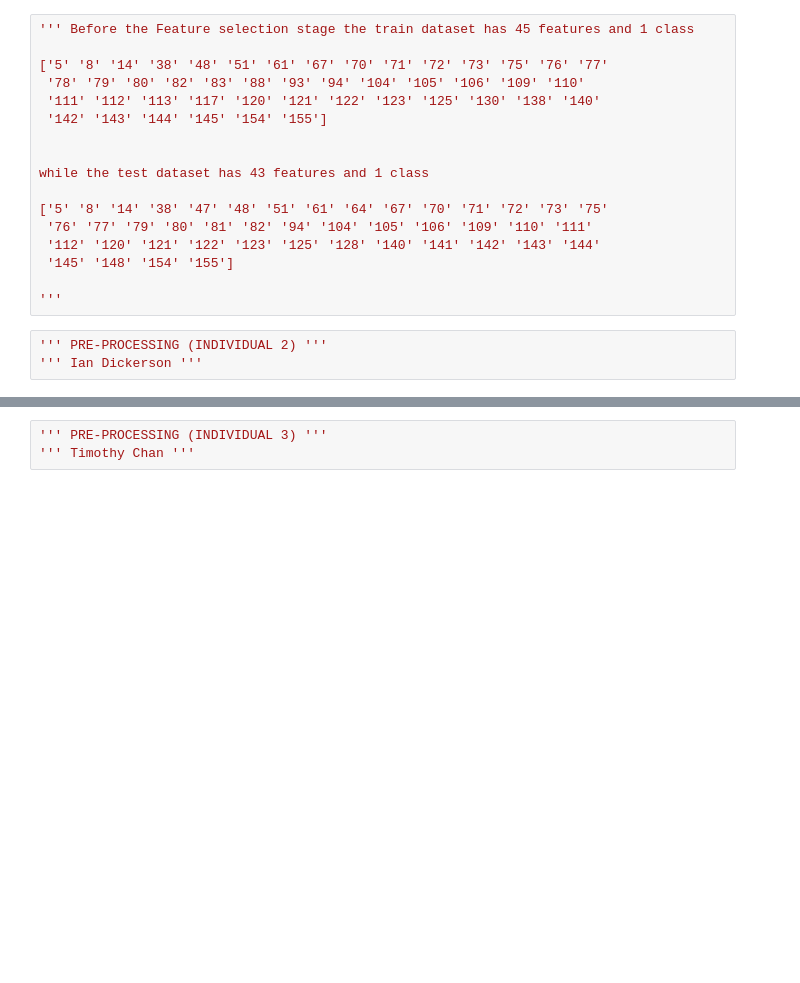
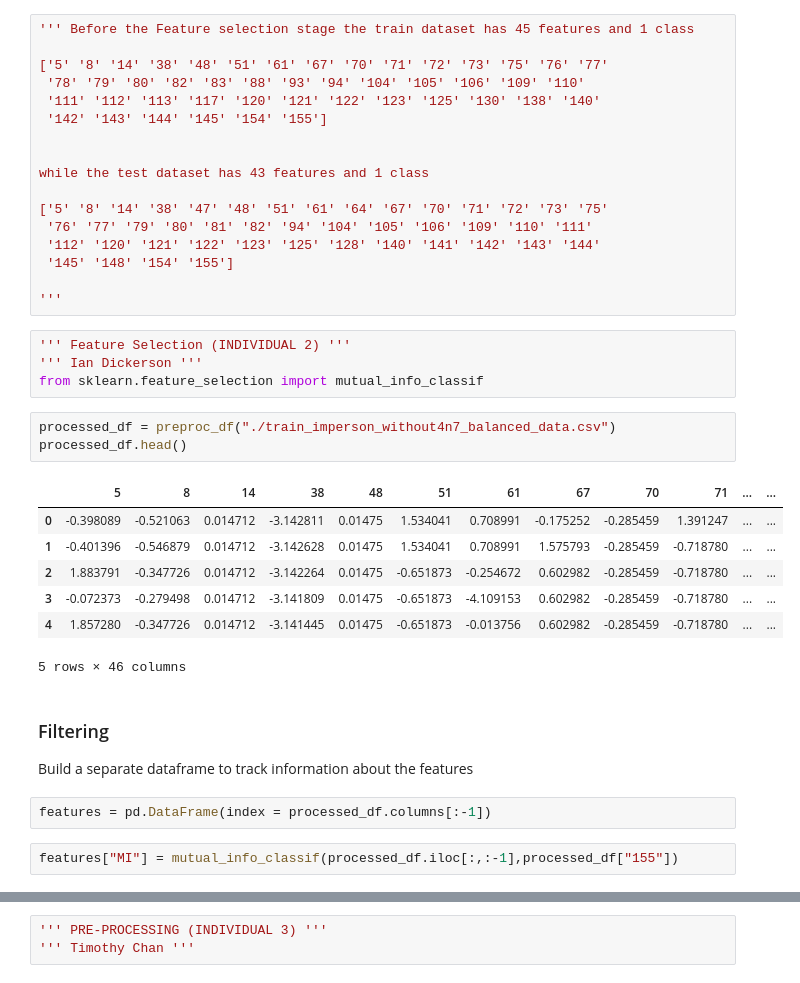
Before and after one commit to AML-Project-Group/impersonation_detection, a Jupyter notebook: Main.ipynb, the cells around one changed output, grey strips where cells are left out. Saved outputs shown, nothing was run; the diff lists cells and outputs as text; blank space fills up the shorter version.

```diff
--- a/Main.ipynb
+++ b/Main.ipynb
@@ -361,5 +361,25 @@ while the test dataset has 43 features and 1 class
 
 '''
 # %%
-''' PRE-PROCESSING (INDIVIDUAL 2) '''
+''' Feature Selection (INDIVIDUAL 2) '''
 ''' Ian Dickerson '''
+from sklearn.feature_selection import mutual_info_classif
+# %%
+processed_df = preproc_df("./train_imperson_without4n7_balanced_data.csv")
+processed_df.head()
+# %% [output]
+|  | 5 | 8 | 14 | 38 | 48 | 51 | 61 | 67 | 70 | 71 | ... | ... |
+| 0 | -0.398089 | -0.521063 | 0.014712 | -3.142811 | 0.01475 | 1.534041 | 0.708991 | -0.175252 | -0.285459 | 1.391247 | ... | ... |
+| 1 | -0.401396 | -0.546879 | 0.014712 | -3.142628 | 0.01475 | 1.534041 | 0.708991 | 1.575793 | -0.285459 | -0.718780 | ... | ... |
+| 2 | 1.883791 | -0.347726 | 0.014712 | -3.142264 | 0.01475 | -0.651873 | -0.254672 | 0.602982 | -0.285459 | -0.718780 | ... | ... |
+| 3 | -0.072373 | -0.279498 | 0.014712 | -3.141809 | 0.01475 | -0.651873 | -4.109153 | 0.602982 | -0.285459 | -0.718780 | ... | ... |
+| 4 | 1.857280 | -0.347726 | 0.014712 | -3.141445 | 0.01475 | -0.651873 | -0.013756 | 0.602982 | -0.285459 | -0.718780 | ... | ... |
+5 rows × 46 columns
+# %% [markdown]
+### Filtering
+
+Build a separate dataframe to track information about the features
+# %%
+features = pd.DataFrame(index = processed_df.columns[:-1])
+# %%
+features["MI"] = mutual_info_classif(processed_df.iloc[:,:-1],processed_df["155"])
```
Also changed, not shown: parts of 11 cells of this notebook.
